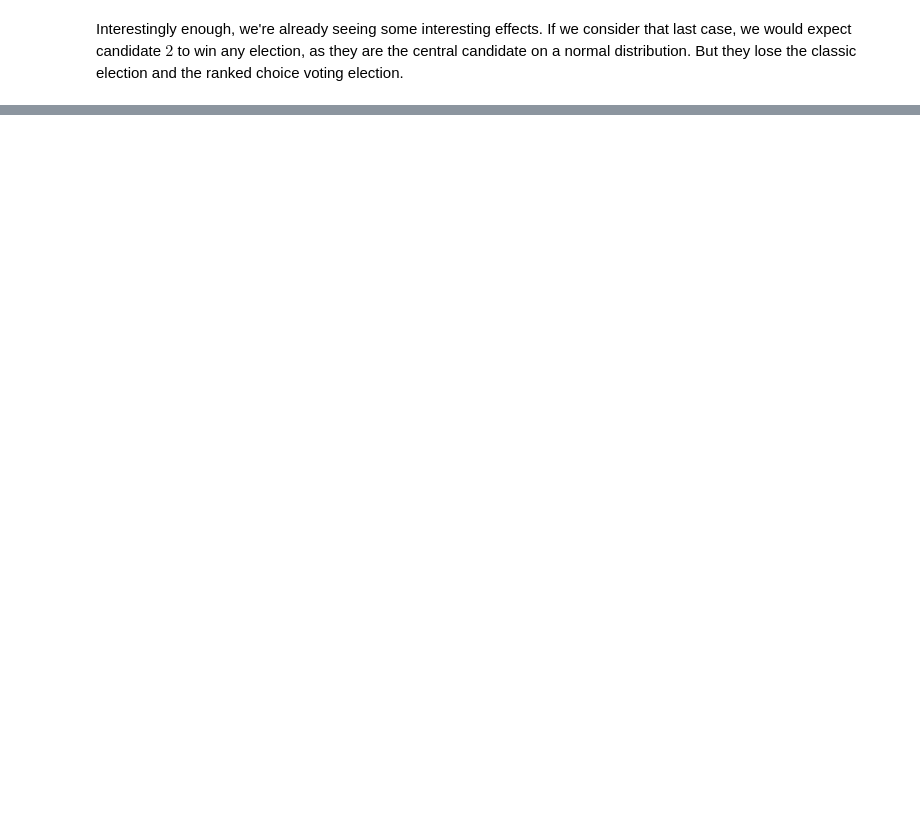
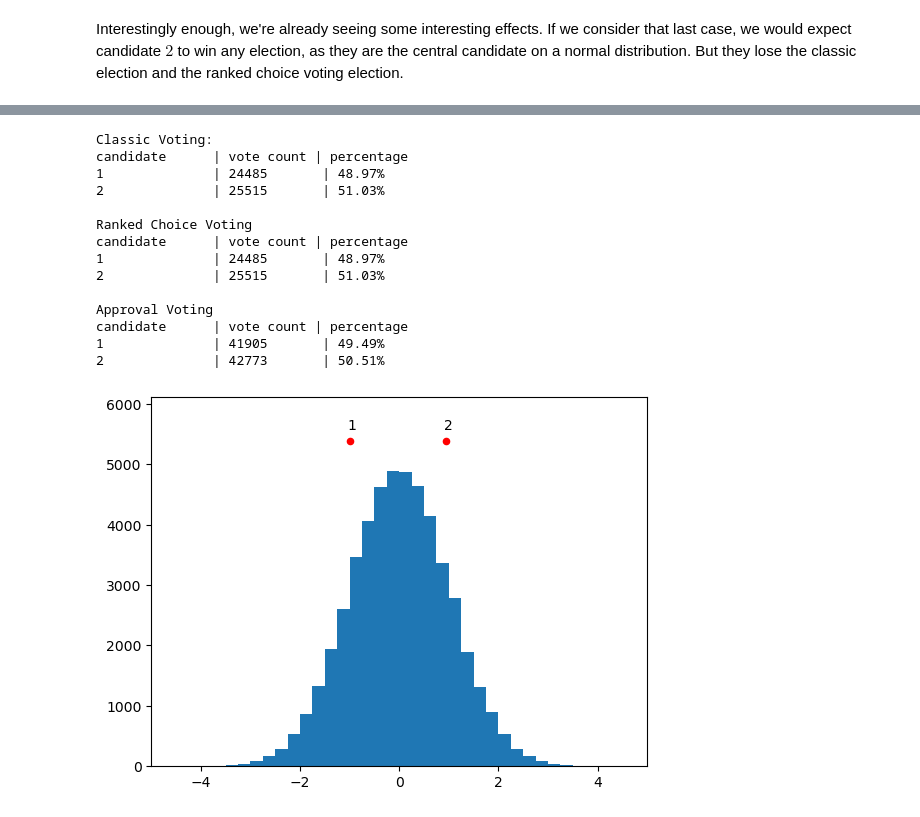
Before and after one commit to rvtayal/votingSim, a Jupyter notebook: quickstart.ipynb, the cells around one changed output, grey strips where cells are left out. Cells and saved outputs as stored; diff of their text form; code cells hidden in the pictures; blank space fills up the shorter version.

Commit message:
method for running elections, a few scenarios

```diff
--- a/quickstart.ipynb
+++ b/quickstart.ipynb
@@ -361,0 +368,40 @@ Interestingly enough, we're already seeing some interesting effects. If we consi
+# %%
+def run_election(candidates, voters, machine, text_labels=None):
+    text_labels = list(range(1, candidates.size + 1)) if text_labels==None else text_labels
+    counts = machine(candidates, voters)
+    print("candidate      | vote count | percentage")
+    for i, label in enumerate(text_labels):
+        str_label = str(label).ljust(14)
+        str_count = str(int(counts[i])).ljust(11)
+        str_per = str(np.round(100*counts[i]/counts.sum(), 2))
+        print("{} | {} | {}%".format(str_label, str_count, str_per))
+
+
+candidates = np.array([-1, 0.95])
+number_voters = 50000
+voters = np.random.normal(0, 1, number_voters)
+
+histogram_plot(candidates, voters, text_labels=['1', '2'])
+
+print("Classic Voting:")
+run_election(candidates, voters, classic_voting_machine)
+print("\nRanked Choice Voting")
+run_election(candidates, voters, ranked_choice_voting_machine)
+print("\nApproval Voting")
+run_election(candidates, voters, approval_voting_machine)
+# %% [output]
+Classic Voting:
+candidate      | vote count | percentage
+1              | 24485       | 48.97%
+2              | 25515       | 51.03%
+
+Ranked Choice Voting
+candidate      | vote count | percentage
+1              | 24485       | 48.97%
+2              | 25515       | 51.03%
+
+Approval Voting
+candidate      | vote count | percentage
+1              | 41905       | 49.49%
+2              | 42773       | 50.51%
+[figure, added]
```
Also changed, not shown: parts of 10 cells of this notebook.
